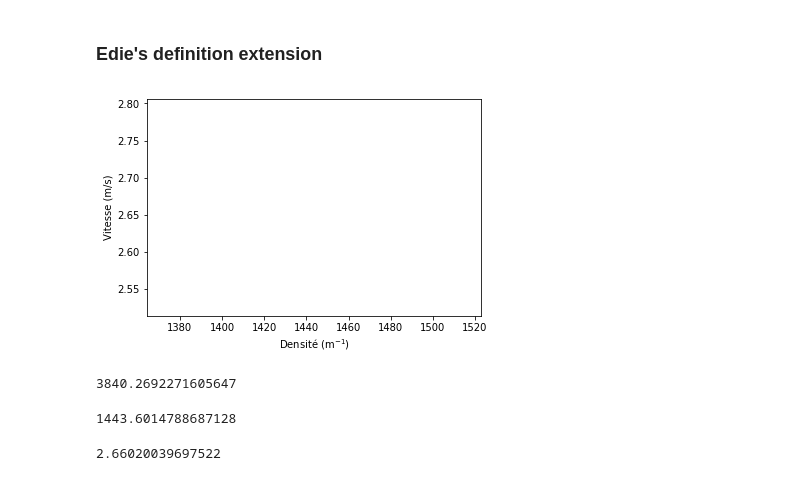
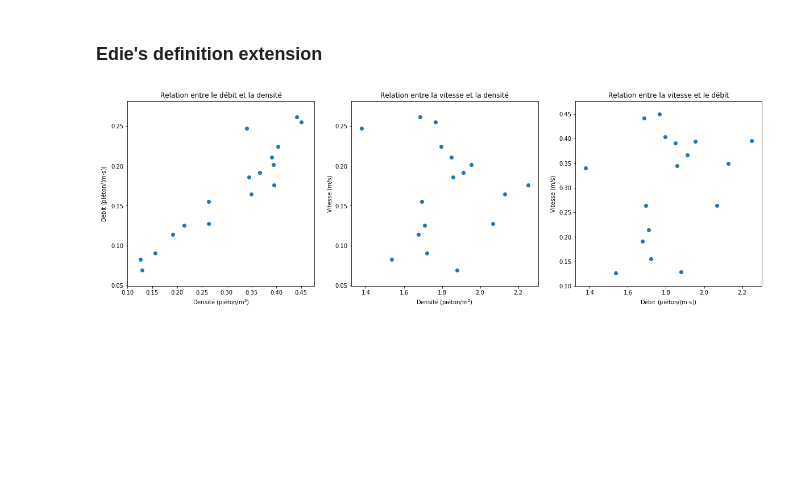
Before and after one commit to FinestStone/CIV6705, a Jupyter notebook: Projet/Projet.ipynb, the cells around one changed output. Saved outputs shown, nothing was run; the diff lists cells and outputs as text; code cells hidden in the pictures; blank space fills up the shorter version.

Commit message:
Edie definition fully working

```diff
--- a/Projet/Projet.ipynb
+++ b/Projet/Projet.ipynb
@@ -341,20 +337,46 @@ v = sumOfDistances/sumOftime
-# %%
-plt.plot(k,v)
-# plt.title()
-plt.xlabel(r'Densité (m$^{-1}$)')
-plt.ylabel("Vitesse (m/s)")
-plt.show()
-# %% [output]
-[figure, removed]
-# %%
-q
-# %% [output]
-3840.2692271605647
-# %%
-k
-# %% [output]
-1443.6014788687128
-# %%
-v
-# %% [output]
-2.66020039697522
+# %%
+q = []
+k = []
+v = []
+
+listOfIntervals = []
+
+a = np.arange(0,46889,2700)
+
+i = 0
+
+while(i < len(a) - 1):
+    listOfIntervals.append([a[i], a[i + 1]])
+    i += 1
+
+for a in listOfIntervals:
+    firstFrame = a[0]
+    lastFrame  = a[1]
+
+    q, k, v = findFlowDensitySpeed(q, k, v, firstFrame, lastFrame)
+# %%
+pyplot.figure(figsize=(20,6))
+
+pyplot.subplot(131)
+pyplot.scatter(q, k)
+pyplot.title('Relation entre le débit et la densité')
+pyplot.xlabel(r'Densité (piéton/m$^{2}$)')
+pyplot.ylabel(r'Débit (piéton/(m$\cdot$s))')
+
+pyplot.subplot(132)
+pyplot.scatter(v, k)
+pyplot.title('Relation entre la vitesse et la densité')
+pyplot.xlabel(r'Densité (piéton/m$^{2}$)')
+pyplot.ylabel('Vitesse (m/s)')
+
+pyplot.subplot(133)
+pyplot.scatter(v, q)
+pyplot.title('Relation entre la vitesse et le débit')
+pyplot.xlabel(r'Débit (piéton/(m$\cdot$s))')
+pyplot.ylabel('Vitesse (m/s)')
+
+plt.savefig('Donnees/Donnees_produites/Figures/diagrammes_fondamentaux_edie.eps', format='eps')
+
+pyplot.show()
+# %% [output]
+[figure, added]
```
Also changed, not shown: parts of 16 cells of this notebook, 1 other file.
